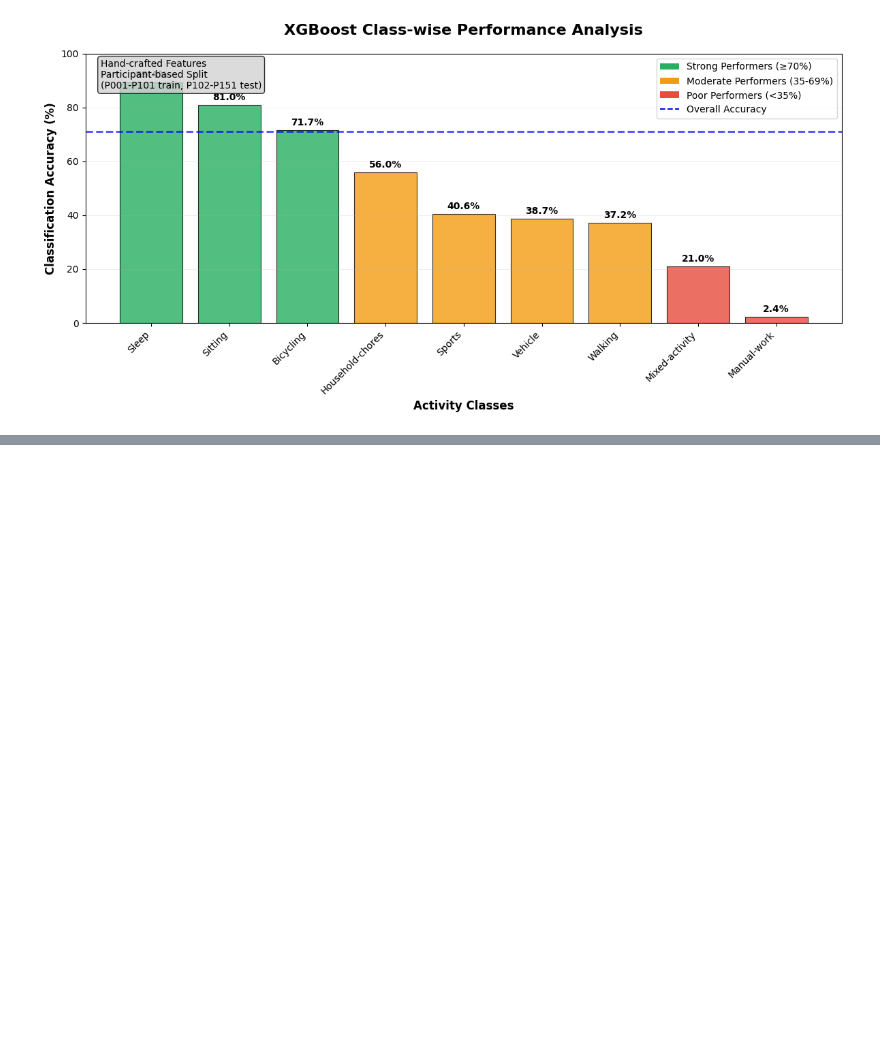
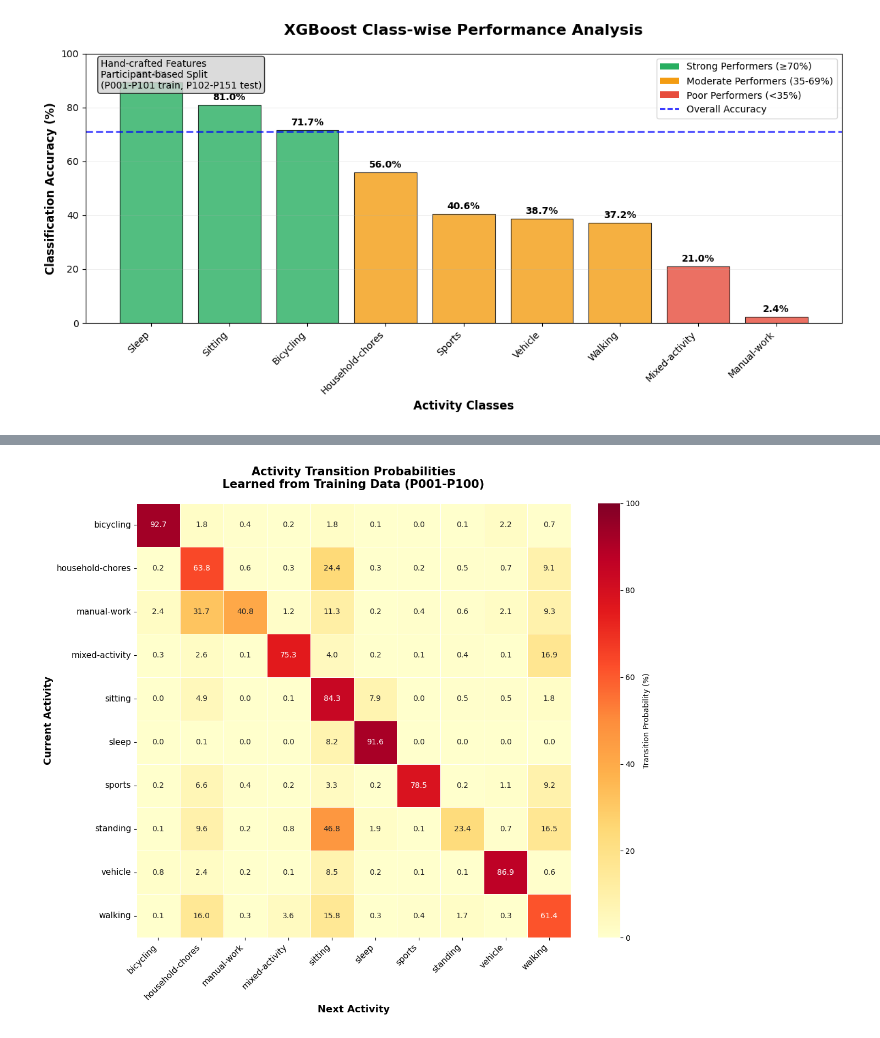
Before and after one commit to akash6murali/human-activity-recognition, a Jupyter notebook: eda/data-explorer-2.ipynb, the cells around one changed output, grey strips where cells are left out. Saved outputs shown, nothing was run; the diff lists cells and outputs as text; code cells hidden in the pictures; blank space fills up the shorter version.

```diff
--- a/eda/data-explorer-2.ipynb
+++ b/eda/data-explorer-2.ipynb
@@ -283,0 +642,80 @@ plt.show()
+# %%
+import matplotlib.pyplot as plt
+import seaborn as sns
+import numpy as np
+
+# Your transition matrix data
+activities = ['bicycling', 'household-chores', 'manual-work', 'mixed-activity',
+              'sitting', 'sleep', 'sports', 'standing', 'vehicle', 'walking']
+
+# Transition probabilities (from your learned matrix)
+# You can replace this with your actual transitions matrix
+# For now, recreating based on your image
+transition_data = [
+    [92.7, 1.8, 0.4, 0.2, 1.8, 0.1, 0.0, 0.1, 2.2, 0.7],  # bicycling
+    [0.2, 63.8, 0.6, 0.3, 24.4, 0.3, 0.2, 0.5, 0.7, 9.1],  # household-chores
+    [2.4, 31.7, 40.8, 1.2, 11.3, 0.2, 0.4, 0.6, 2.1, 9.3],  # manual-work
+    [0.3, 2.6, 0.1, 75.3, 4.0, 0.2, 0.1, 0.4, 0.1, 16.9],  # mixed-activity
+    [0.0, 4.9, 0.0, 0.1, 84.3, 7.9, 0.0, 0.5, 0.5, 1.8],  # sitting
+    [0.0, 0.1, 0.0, 0.0, 8.2, 91.6, 0.0, 0.0, 0.0, 0.0],  # sleep
+    [0.2, 6.6, 0.4, 0.2, 3.3, 0.2, 78.5, 0.2, 1.1, 9.2],  # sports
+    [0.1, 9.6, 0.2, 0.8, 46.8, 1.9, 0.1, 23.4, 0.7, 16.5],  # standing
+    [0.8, 2.4, 0.2, 0.1, 8.5, 0.2, 0.1, 0.1, 86.9, 0.6],  # vehicle
+    [0.1, 16.0, 0.3, 3.6, 15.8, 0.3, 0.4, 1.7, 0.3, 61.4]   # walking
+]
+
+# Or use your actual transition matrix:
+# transition_data = transitions * 100  # If you have the transitions variable
+
+# Create heatmap
+plt.figure(figsize=(12, 10))
+
+sns.heatmap(
+    transition_data,
+    annot=True,
+    fmt='.1f',
+    cmap='YlOrRd',
+    xticklabels=activities,
+    yticklabels=activities,
+    cbar_kws={'label': 'Transition Probability (%)'},
+    linewidths=0.5,
+    linecolor='white',
+    square=True,
+    vmin=0,
+    vmax=100
+)
+
+plt.xlabel('Next Activity', fontsize=13, fontweight='bold')
+plt.ylabel('Current Activity', fontsize=13, fontweight='bold')
+plt.title('Activity Transition Probabilities\nLearned from Training Data (P001-P100)',
+          fontsize=15, fontweight='bold', pad=20)
+
+# Rotate labels
+plt.xticks(rotation=45, ha='right', fontsize=11)
+plt.yticks(rotation=0, fontsize=11)
+
+plt.tight_layout()
+plt.savefig('transition_matrix_heatmap.png', dpi=300, bbox_inches='tight')
+plt.show()
+
+# Print key insights
+print("\nKey Transition Patterns:")
+print("="*70)
+print("\nHigh Persistence (Self-Transitions >80%):")
+print(f"  Sleep: 91.6% - People sleep for hours")
+print(f"  Vehicle: 86.9% - Car rides are continuous")
+print(f"  Sitting: 84.3% - Sitting activities persist")
+print(f"  Bicycling: 92.7% - Cycling sessions are long")
+
+print("\nLow Persistence (<50%):")
+print(f"  Standing: 23.4% - Brief transitional activity")
+print(f"  Manual-work: 40.8% - Often switches to other work")
+
+print("\nCommon Transitions (>15%):")
+print(f"  Household-chores → Sitting: 24.4%")
+print(f"  Manual-work → Household-chores: 31.7%")
+print(f"  Standing → Sitting: 46.8%")
+print(f"  Walking → Household-chores: 16.0%")
+print(f"  Mixed-activity → Walking: 16.9%")
+# %% [output]
+[figure, added]
```
Also changed, not shown: parts of 4 cells of this notebook, 6 other files.
